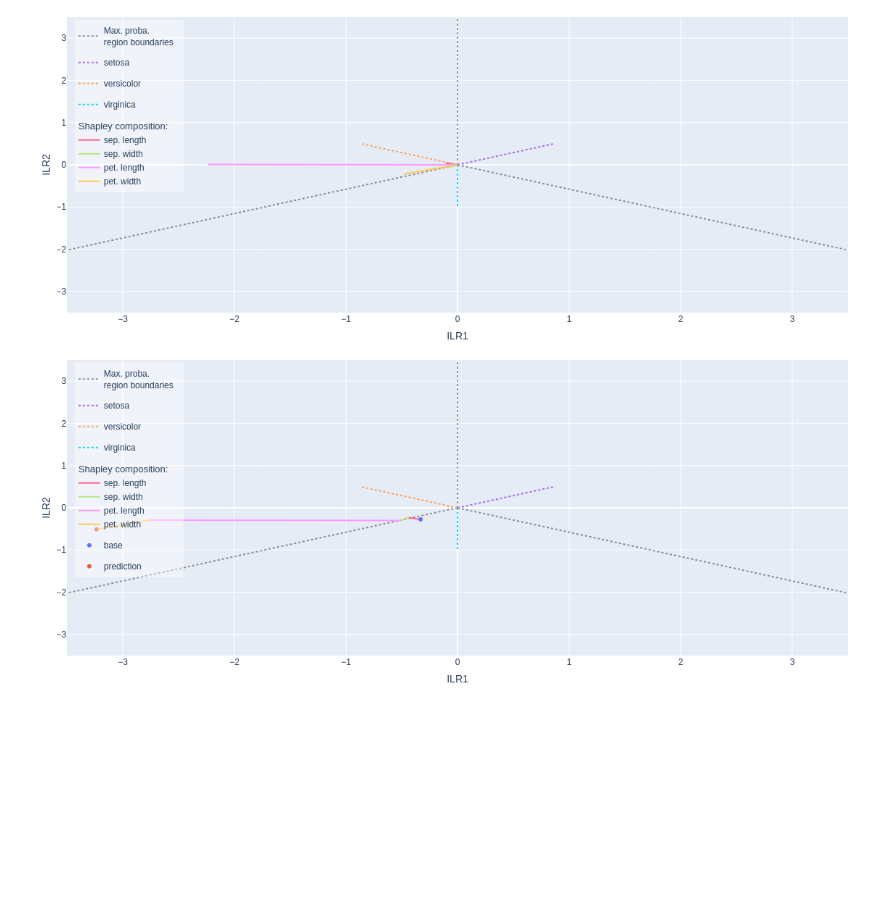
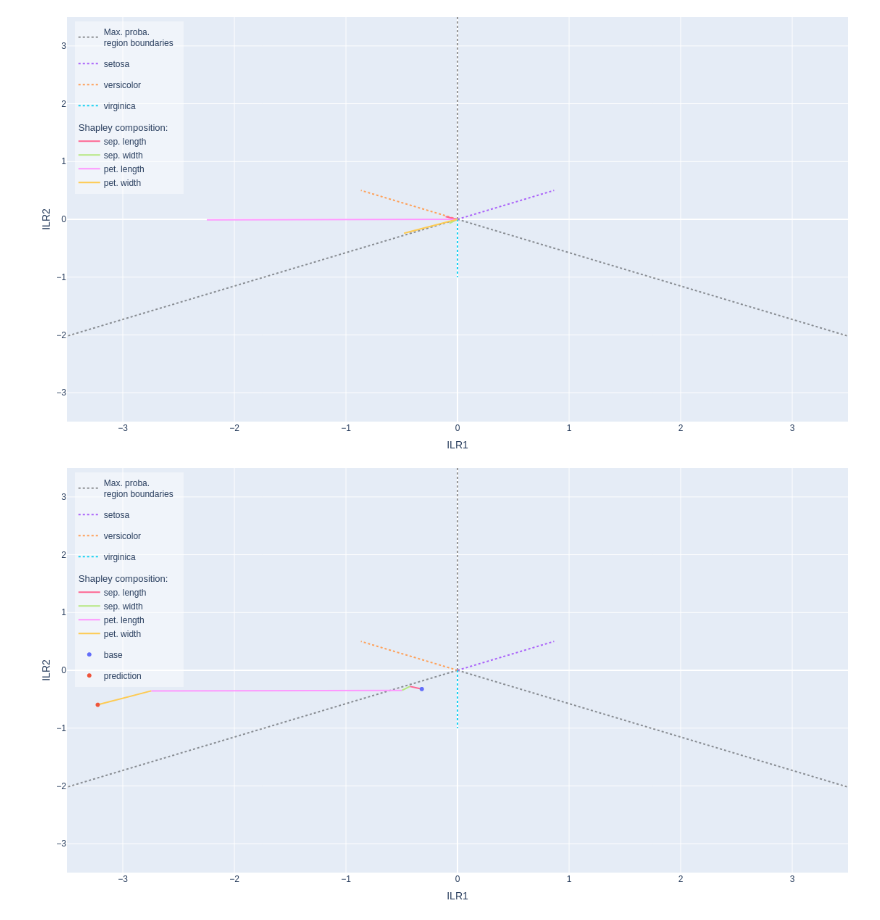
Before and after one commit to shapley-composition/ecai-2024-code-and-exp, a Jupyter notebook: 3classes_example.ipynb, the cells around one changed output. Drawn from its saved outputs; the diff is of its cells as text; code cells hidden in the pictures; blank space fills up the shorter version.

```diff
--- a/3classes_example.ipynb
+++ b/3classes_example.ipynb
@@ -80,7 +80,7 @@ pet. width:     0.6859799       0.9695268       0.9038339       1.0000000
 #plot range [-lim, lim]
 #If shapley_sum is True, the sum of the shapley vectors are summed from the base distribution to the prediction
 
-fig = explainer.plot_ilr_space(balances=[1, 2], lim=3.5, figsize=450)
+fig = explainer.plot_ilr_space(balances=[1, 2], lim=3.5, figsize=600)
 
-fig = explainer.plot_ilr_space(balances=[1, 2], shapley_sum=True, lim=3.5, figsize=450)
+fig = explainer.plot_ilr_space(balances=[1, 2], shapley_sum=True, lim=3.5, figsize=600)
 # %% [output]
@@ -88,4 +87,4 @@ fig = explainer.plot_ilr_space(balances=[1, 2], shapley_sum=True, lim=3.5, figsi
-[figure, old version]
+[figure, new version]
-[figure, old version]
+[figure, new version]
 # %%
 #Plot the Shapley compositions as histograms
```
Also changed, not shown: parts of 4 cells of this notebook, 27 other files.
